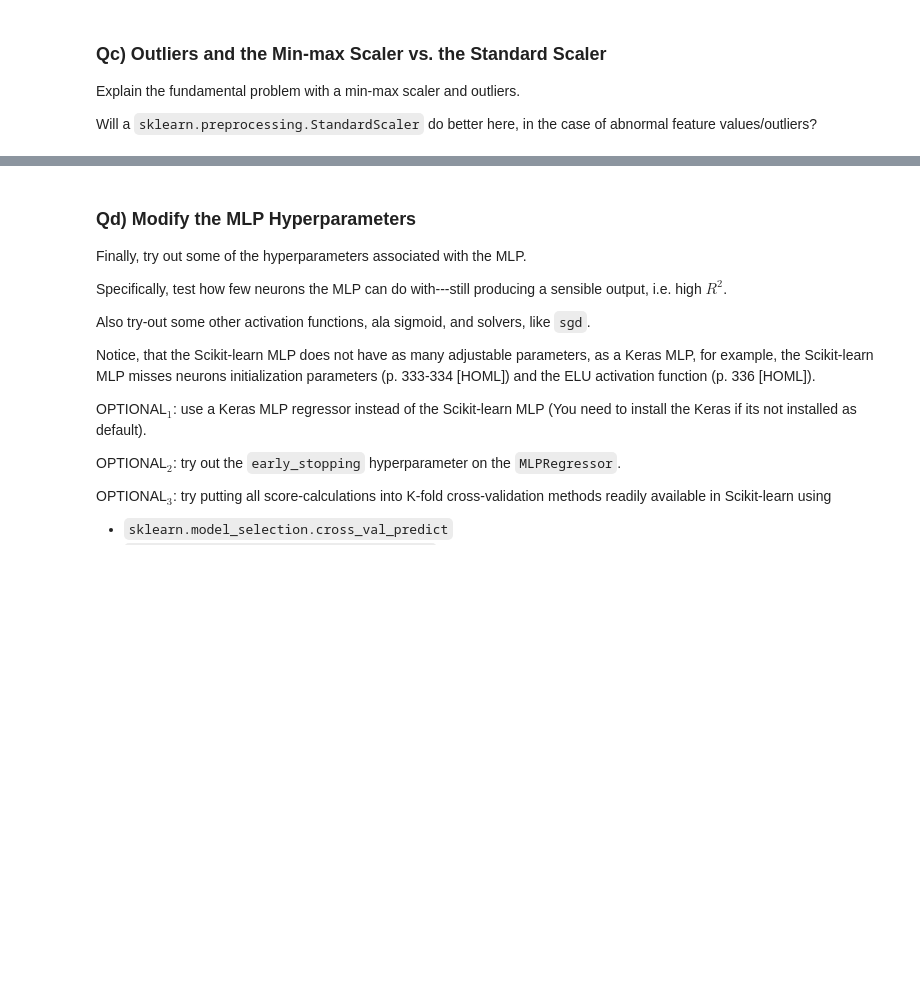
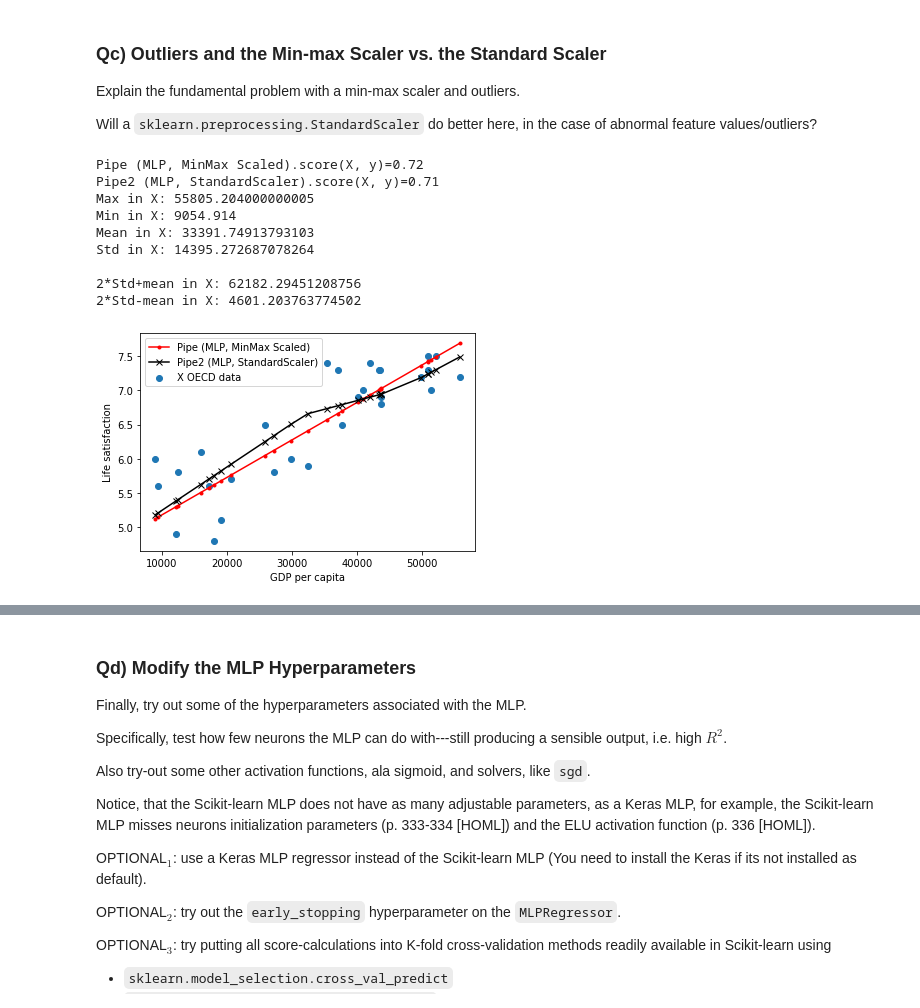
Before and after one commit to mortenhaahr/MAL, a Jupyter notebook: L03/pipeline.ipynb, the cells around one changed output, grey strips where cells are left out. Drawn from its saved outputs; the diff is of its cells as text; code cells hidden in the pictures; blank space fills up the shorter version.

```diff
--- a/L03/pipeline.ipynb
+++ b/L03/pipeline.ipynb
@@ -128,0 +171,38 @@ assert False, "TODO: investigate outlier problems and try a StandardScaler.."
+# %%
+from sklearn.preprocessing import StandardScaler
+
+mlp2 = MLPRegressor(hidden_layer_sizes=(10, ),
+                   solver='adam',
+                   activation='relu',
+                   tol=1E-5,
+                   max_iter=100000,
+                   verbose=False)
+
+pipe2 = Pipeline([
+    ('scaler', StandardScaler()),
+    ('mlp', mlp2)
+])
+pipe.fit(X,y)
+pipe2.fit(X,y)
+
+
+PlotModels(pipe, pipe2, X, y, name_model1="Pipe1 (MLP, MinMax Scaled)", name_model2="Pipe2 (MLP, StandardScaler)")
+
+print(f"Max in X: {X.max()}")
+print(f"Min in X: {X.min()}")
+print(f"Mean in X: {X.mean()}")
+print(f"Std in X: {X.std()}")
+print(" ")
+print(f"2*Std+mean in X: {2*X.std()+X.mean()}")
+print(f"2*Std-mean in X: {-2*X.std()+X.mean()}")
+# %% [output]
+Pipe (MLP, MinMax Scaled).score(X, y)=0.72
+Pipe2 (MLP, StandardScaler).score(X, y)=0.71
+Max in X: 55805.204000000005
+Min in X: 9054.914
+Mean in X: 33391.74913793103
+Std in X: 14395.272687078264
+
+2*Std+mean in X: 62182.29451208756
+2*Std-mean in X: 4601.203763774502
+[figure, added]
```
Also changed, not shown: parts of 17 cells of this notebook, 1 other file.
